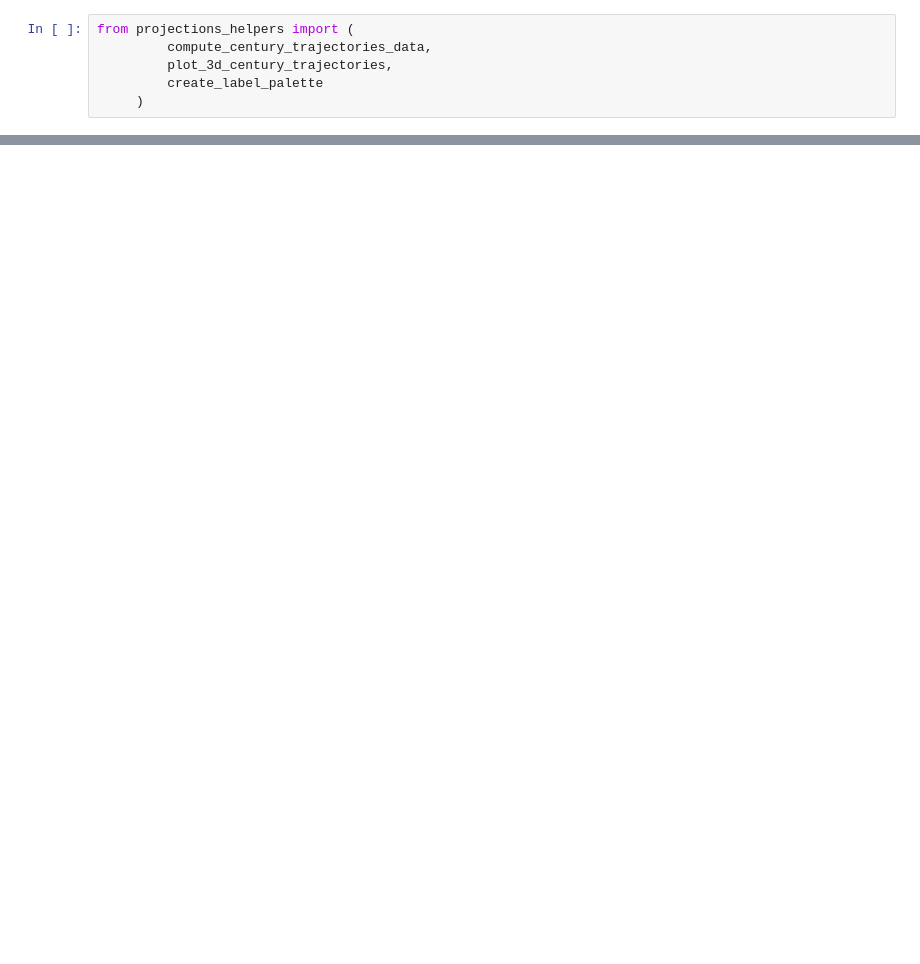
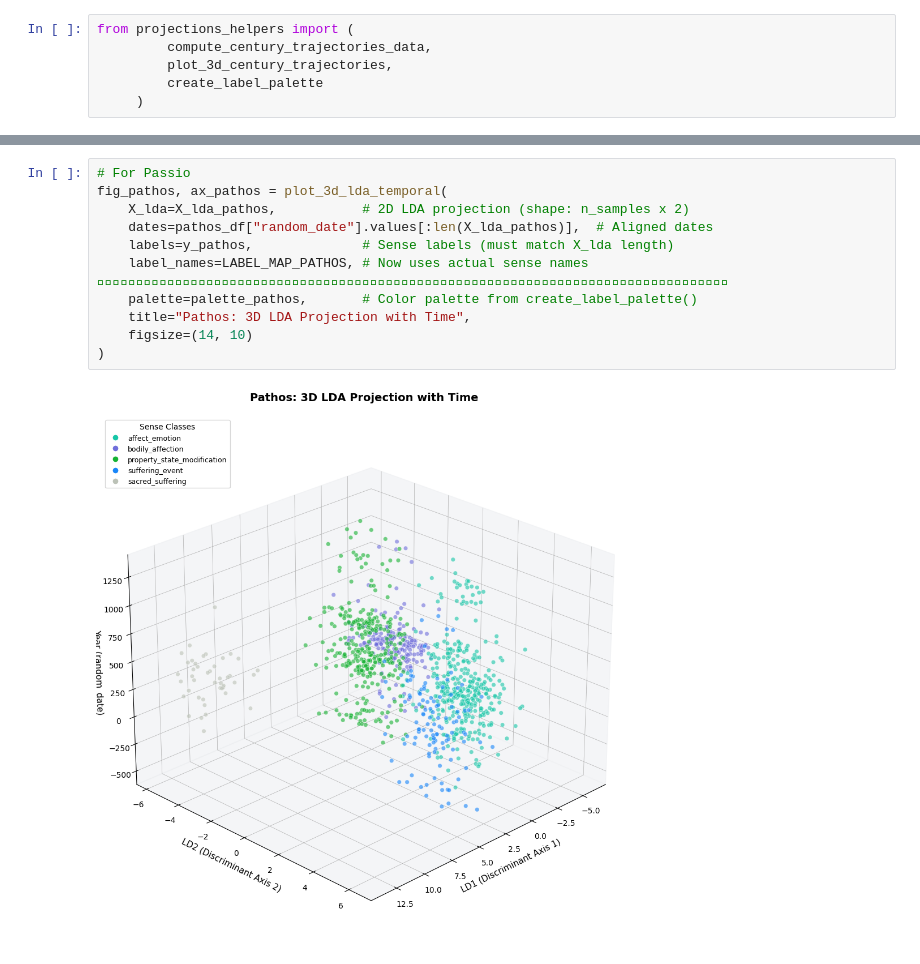
Before and after one commit to CCS-ZCU/phylosen_pilot, a Jupyter notebook: scripts/4_projections.ipynb, the cells around one changed output, grey strips where cells are left out. Drawn from its saved outputs; the diff is of its cells as text; blank space fills up the shorter version.

```diff
--- a/scripts/4_projections.ipynb
+++ b/scripts/4_projections.ipynb
@@ -314,0 +334,13 @@ plt.show()
+# %%
+# For Passio
+fig_pathos, ax_pathos = plot_3d_lda_temporal(
+    X_lda=X_lda_pathos,           # 2D LDA projection (shape: n_samples x 2)
+    dates=pathos_df["random_date"].values[:len(X_lda_pathos)],  # Aligned dates
+    labels=y_pathos,              # Sense labels (must match X_lda length)
+    label_names=LABEL_MAP_PATHOS, # Now uses actual sense names ﷿﷿﷿﷿﷿﷿﷿﷿﷿﷿﷿﷿﷿﷿﷿﷿﷿﷿﷿﷿﷿﷿﷿﷿﷿﷿﷿﷿﷿﷿﷿﷿﷿﷿﷿﷿﷿﷿﷿﷿﷿﷿﷿﷿﷿﷿﷿﷿﷿﷿﷿﷿﷿﷿﷿﷿﷿﷿﷿﷿﷿﷿﷿﷿﷿﷿﷿﷿﷿﷿﷿﷿﷿﷿﷿﷿﷿﷿﷿﷿﷿
+    palette=palette_pathos,       # Color palette from create_label_palette()
+    title="Pathos: 3D LDA Projection with Time",
+    figsize=(14, 10)
+)
+# %% [output]
+[figure, added]
```
Also changed, not shown: parts of 18 cells of this notebook, 2 other files.
